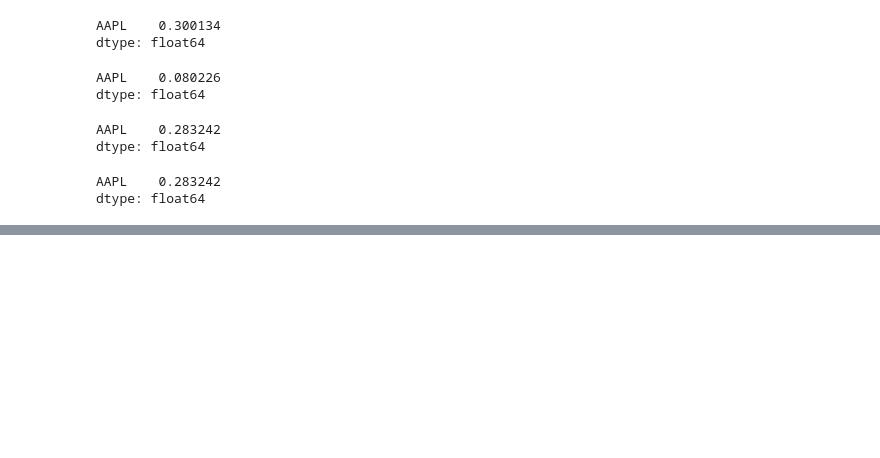
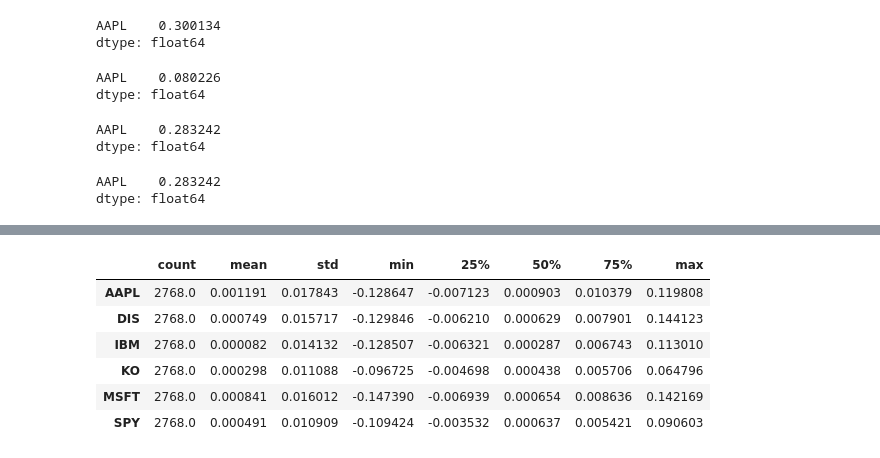
Before and after one commit to dilanHewawitharana/Algorithmic-Trading-Python, a Jupyter notebook: Algorithmic Trading Python 2023 - FULL TUTORIAL Beginner.ipynb, the cells around one changed output, grey strips where cells are left out. Cells and saved outputs as stored; diff of their text form; code cells hidden in the pictures; blank space fills up the shorter version.

```diff
--- a/Algorithmic Trading Python 2023 - FULL TUTORIAL Beginner.ipynb
+++ b/Algorithmic Trading Python 2023 - FULL TUTORIAL Beginner.ipynb
@@ -716,3 +701,7 @@ ret.std()*np.sqrt(252)
 # %% [output]
 AAPL    0.283242
 dtype: float64
+# %%
+# Add more companies
+ticker = ["SPY", "AAPL", "KO", "IBM", "DIS", "MSFT"]
+stocks = yf.download(ticker, start="2010-01-01", end="2021-01-01")
@@ -718,0 +710,3 @@ dtype: float64
+# %%
+# filter close values
+close = stocks.loc[:, "Close"].copy()
@@ -718,0 +722,3 @@ dtype: float64
+# %%
+ret = close.pct_change().dropna()
+ret.head()
@@ -718,0 +733,10 @@ dtype: float64
+# %%
+ret.describe().T
+# %% [output]
+|  | count | mean | std | min | 25% | 50% | 75% | max |
+| AAPL | 2768.0 | 0.001191 | 0.017843 | -0.128647 | -0.007123 | 0.000903 | 0.010379 | 0.119808 |
+| DIS | 2768.0 | 0.000749 | 0.015717 | -0.129846 | -0.006210 | 0.000629 | 0.007901 | 0.144123 |
+| IBM | 2768.0 | 0.000082 | 0.014132 | -0.128507 | -0.006321 | 0.000287 | 0.006743 | 0.113010 |
+| KO | 2768.0 | 0.000298 | 0.011088 | -0.096725 | -0.004698 | 0.000438 | 0.005706 | 0.064796 |
+| MSFT | 2768.0 | 0.000841 | 0.016012 | -0.147390 | -0.006939 | 0.000654 | 0.008636 | 0.142169 |
+| SPY | 2768.0 | 0.000491 | 0.010909 | -0.109424 | -0.003532 | 0.000637 | 0.005421 | 0.090603 |
```
Also changed, not shown: parts of 17 cells of this notebook.
